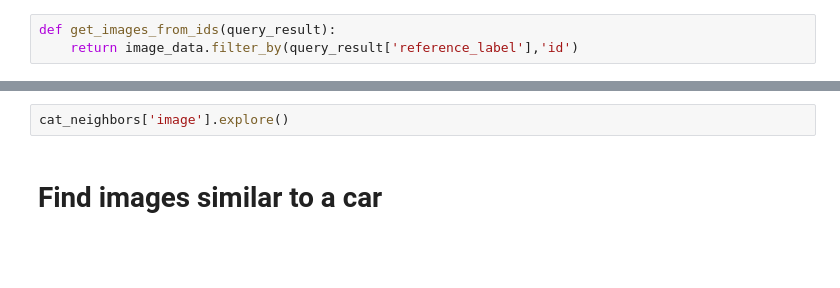
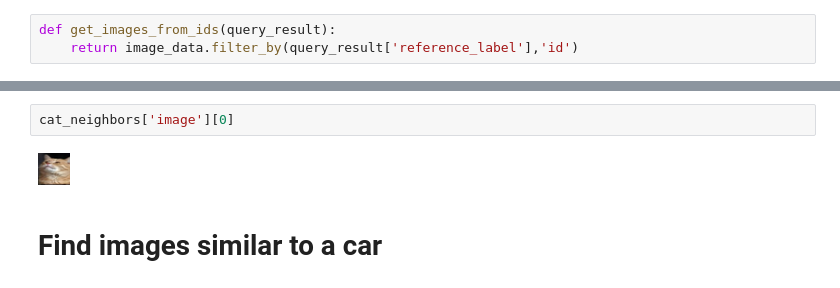
Before and after one commit to denpresich/coursera-mlf, a Jupyter notebook: 6_searching_for_images/FND06-NB02.ipynb, the cells around one changed output, grey strips where cells are left out. Drawn from its saved outputs; the diff is of its cells as text; blank space fills up the shorter version.

```diff
--- a/6_searching_for_images/FND06-NB02.ipynb
+++ b/6_searching_for_images/FND06-NB02.ipynb
@@ -86,6 +90,8 @@ Starting pairwise querying.
 +--------------+---------+-------------+--------------+
 # %%
-cat_neighbors['image'].explore()
+cat_neighbors['image'][0]
+# %% [output]
+[figure, added]
 # %% [markdown]
 # Find images similar to a car
 # %%
```
Also changed, not shown: parts of 19 cells of this notebook.
